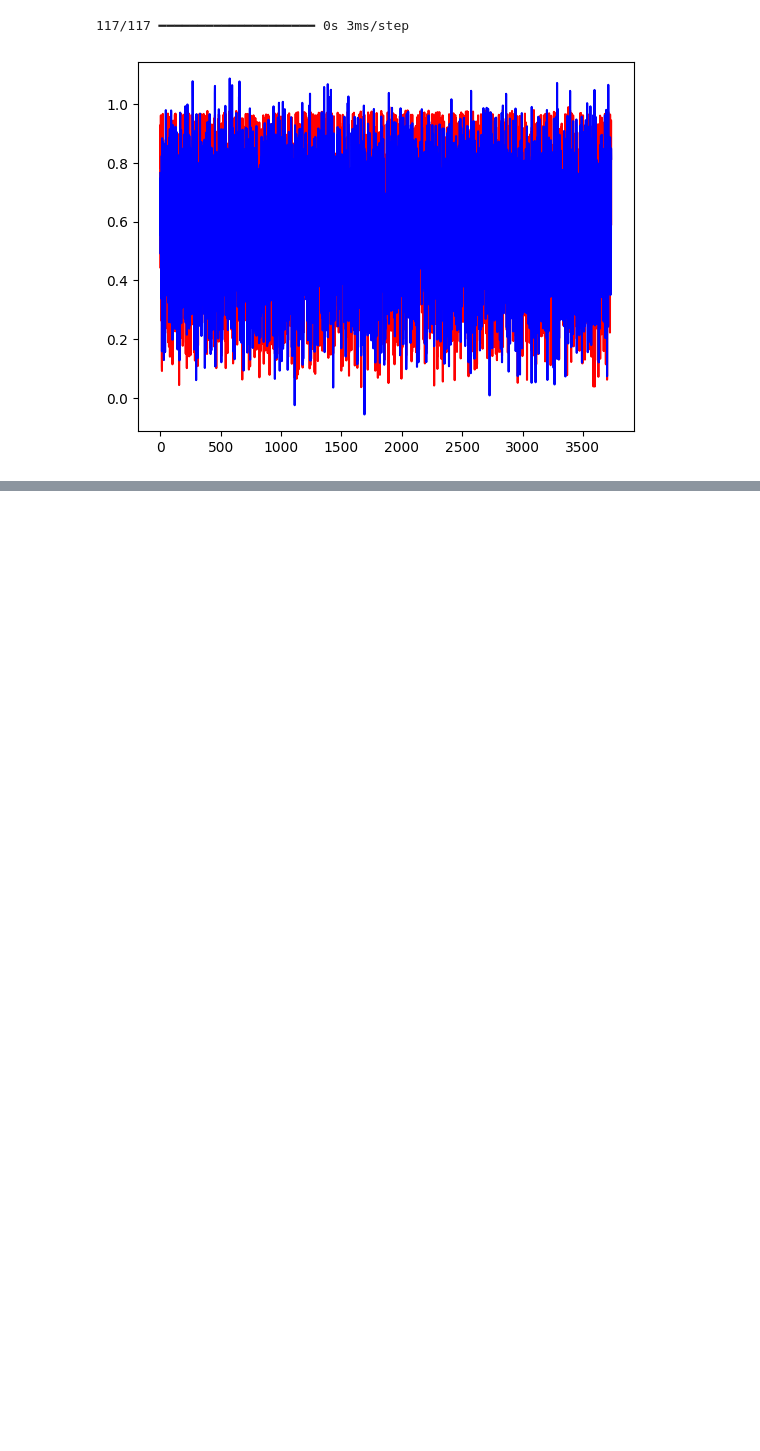
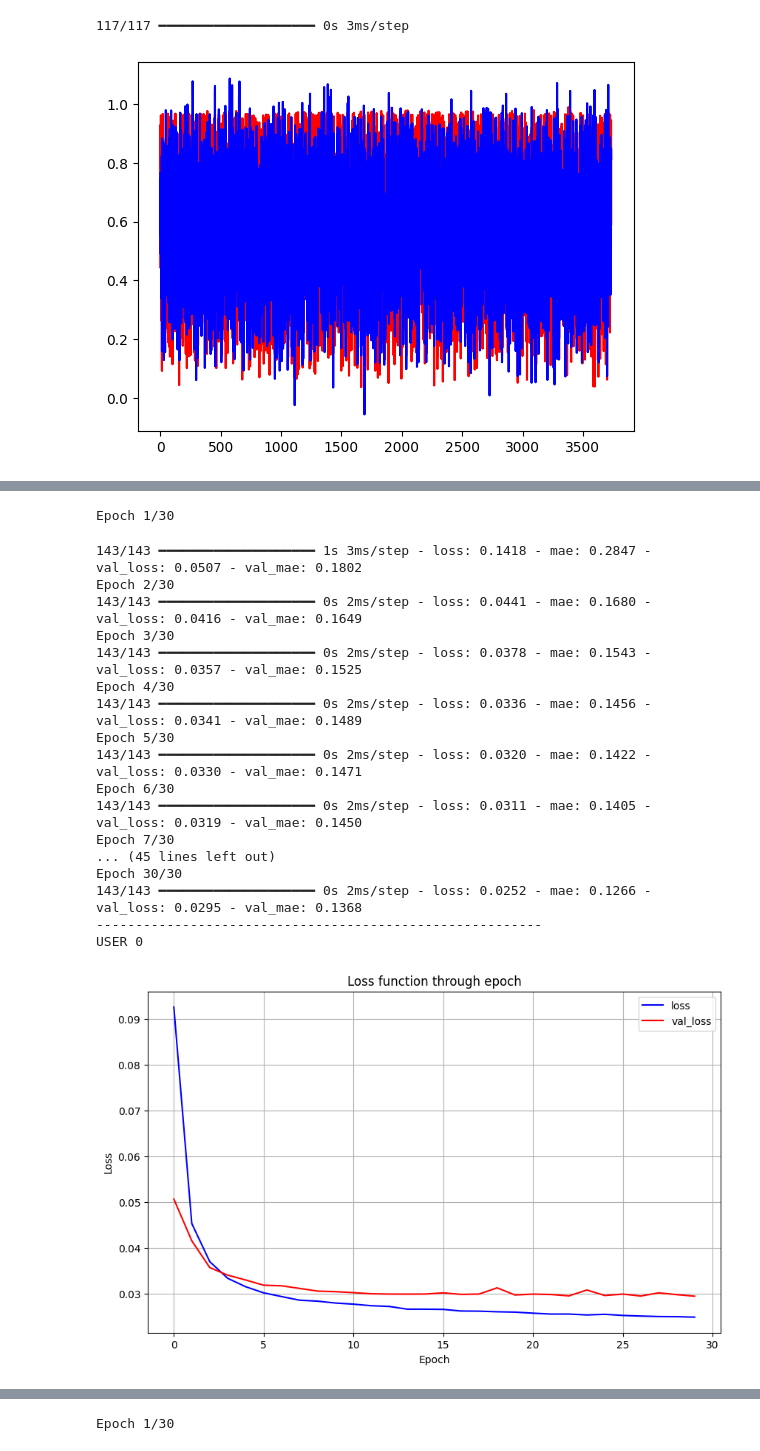
Before and after one commit to alelovo/Project_MachineLearning, a Jupyter notebook: NN.ipynb, the cells around one changed output, grey strips where cells are left out. Saved outputs shown, nothing was run; the diff lists cells and outputs as text; code cells hidden in the pictures; blank space fills up the shorter version.

Commit message:
improvement idea: NN for all the users

```diff
--- a/NN.ipynb
+++ b/NN.ipynb
@@ -373,0 +459,14 @@ plt.show()
+# %%
+#function to train the model
+def fit_model(model, x_train, y_train, x_test, y_test):
+
+    history_model = model.fit(
+        x_train,y_train,
+        #validation_split=0.2,
+        validation_data = [x_test, y_test],
+        epochs=30,
+        batch_size=32,
+        #verbose=1
+    )
+
+    return history_model
@@ -373,0 +475,65 @@ plt.show()
+# %%
+dizio_model_user = {} #in this dizio we store the model for each user
+
+
+#loop creation user and model
+for i in range(0, len(merge_unique_numain_df['User'].unique())): #i indica lo user
+
+    #select user
+    mask_user = merge_unique_numain_df['User'] == i
+    #display(mask_user)
+    user_i_df = merge_unique_numain_df[mask_user]
+    #display(user_i_df)
+
+    #extract the feature and target
+    x = user_i_df[feature]
+    y = user_i_df[target]
+
+    #normalization
+    x_scaled = StandardScaler().fit_transform(x)
+
+    #split; serve farlo? non se ne occupa il fit? chiedere
+    x_train,x_test,y_train,y_test=train_test_split(x_scaled,y,test_size=0.2,random_state=42)
+
+    #conversion
+    y_train=np.array(y_train)
+    y_test=np.array(y_test)
+
+    #creation model for the specific user
+    model_user_i = create_model_user(x_train.shape[1])
+
+    #fit the model with the different x, y train (for different user)
+    history_model_user_i = fit_model(model_user_i, x_train, y_train, x_test, y_test)
+
+    #plot the metrics of the model
+    print('---------------------------------------------------------')
+    print(f'USER {i}')
+    plot_for_model(history_model_user_i)
+
+    #save the model in the dictionary
+    dizio_model_user[f"User{i}"] = {'model_user_i' : model_user_i,
+                                    'history_model_user_i': history_model_user_i,
+                                    'x_train': x_train,
+                                    'x_test': x_test,
+                                    'y_train': y_train,
+                                    'y_test': y_test}
+# %% [output]
+Epoch 1/30
+143/143 ━━━━━━━━━━━━━━━━━━━━ 1s 3ms/step - loss: 0.1418 - mae: 0.2847 - val_loss: 0.0507 - val_mae: 0.1802
+Epoch 2/30
+143/143 ━━━━━━━━━━━━━━━━━━━━ 0s 2ms/step - loss: 0.0441 - mae: 0.1680 - val_loss: 0.0416 - val_mae: 0.1649
+Epoch 3/30
+143/143 ━━━━━━━━━━━━━━━━━━━━ 0s 2ms/step - loss: 0.0378 - mae: 0.1543 - val_loss: 0.0357 - val_mae: 0.1525
+Epoch 4/30
+143/143 ━━━━━━━━━━━━━━━━━━━━ 0s 2ms/step - loss: 0.0336 - mae: 0.1456 - val_loss: 0.0341 - val_mae: 0.1489
+Epoch 5/30
+143/143 ━━━━━━━━━━━━━━━━━━━━ 0s 2ms/step - loss: 0.0320 - mae: 0.1422 - val_loss: 0.0330 - val_mae: 0.1471
+Epoch 6/30
+143/143 ━━━━━━━━━━━━━━━━━━━━ 0s 2ms/step - loss: 0.0311 - mae: 0.1405 - val_loss: 0.0319 - val_mae: 0.1450
+Epoch 7/30
+... (45 lines left out)
+Epoch 30/30
+143/143 ━━━━━━━━━━━━━━━━━━━━ 0s 2ms/step - loss: 0.0252 - mae: 0.1266 - val_loss: 0.0295 - val_mae: 0.1368
+---------------------------------------------------------
+USER 0
+[figure, added]
@@ -373,0 +541 @@ plt.show()
+Epoch 1/30
```
Also changed, not shown: parts of 30 cells of this notebook, 2 other files.
